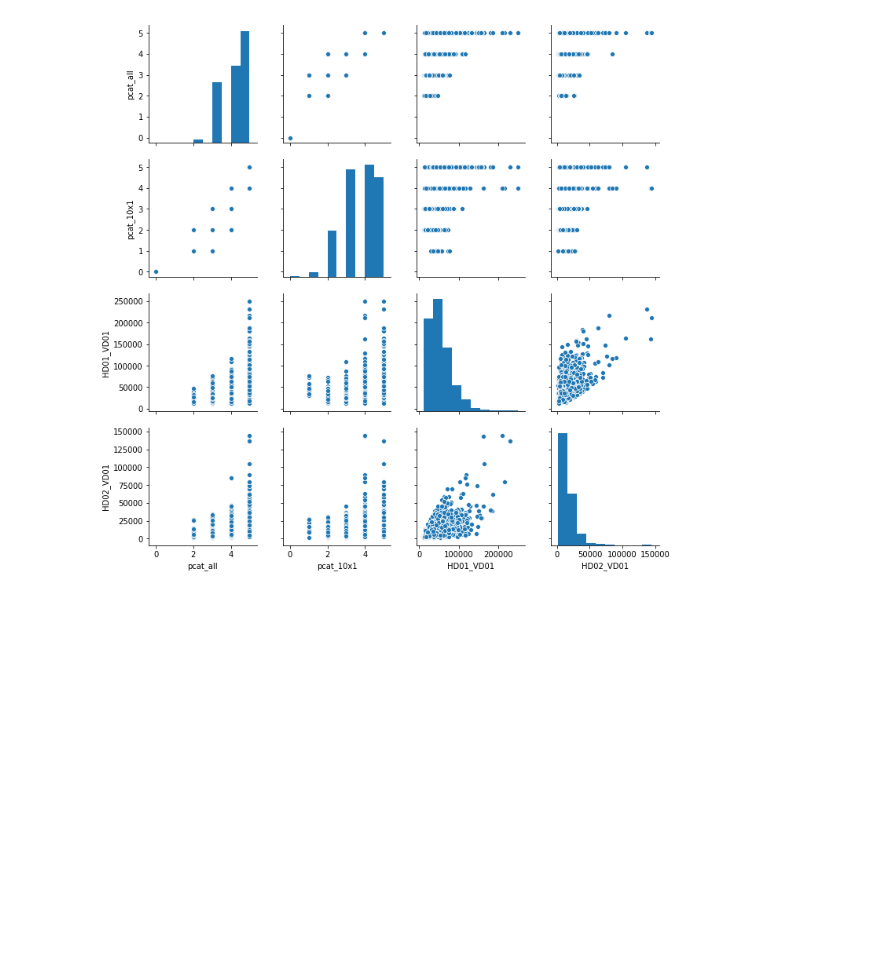
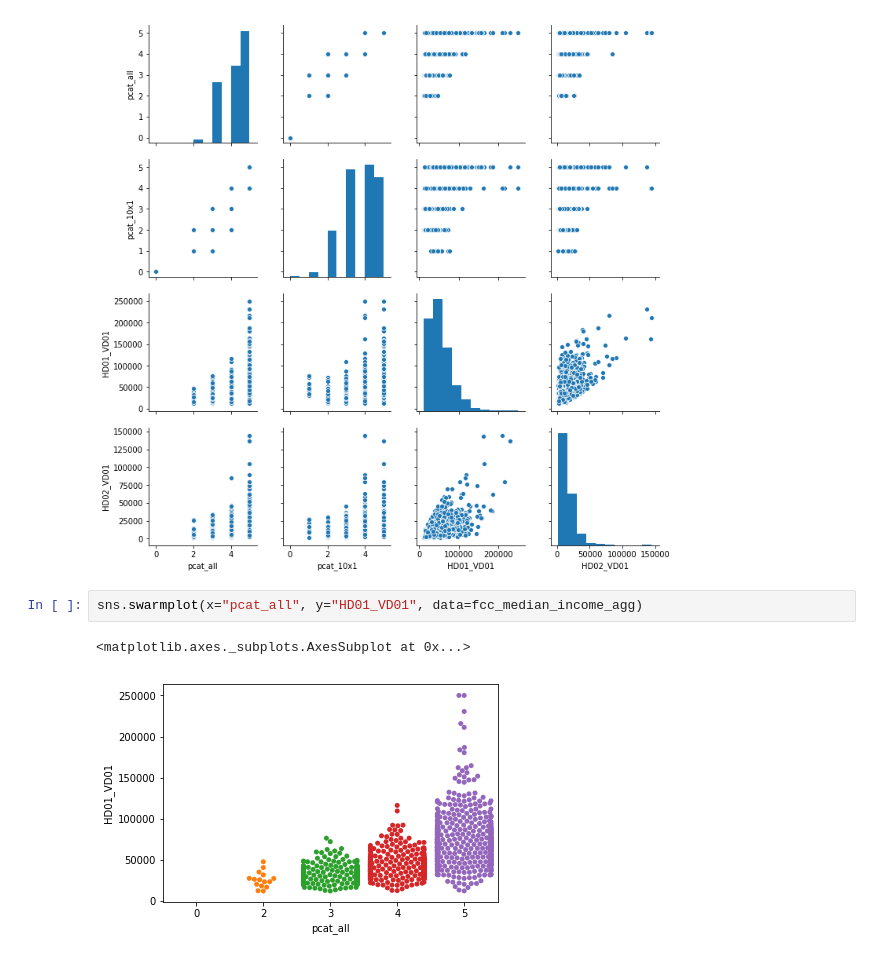
Before and after one commit to ada-bexar-di/digital_inclusion, a Jupyter notebook: explore_median_income.ipynb, the cells around one changed output. Saved outputs shown, nothing was run; the diff lists cells and outputs as text; blank space fills up the shorter version.

Commit message:
added graphs

```diff
--- a/explore_median_income.ipynb
+++ b/explore_median_income.ipynb
@@ -78,3 +78,8 @@ sns.pairplot(fcc_median_income_agg)
 # %% [output]
 <seaborn.axisgrid.PairGrid at 0x...>
 [figure]
+# %%
+sns.swarmplot(x="pcat_all", y="HD01_VD01", data=fcc_median_income_agg)
+# %% [output]
+<matplotlib.axes._subplots.AxesSubplot at 0x...>
+[figure, added]
```
Also changed, not shown: parts of 3 cells of this notebook.
